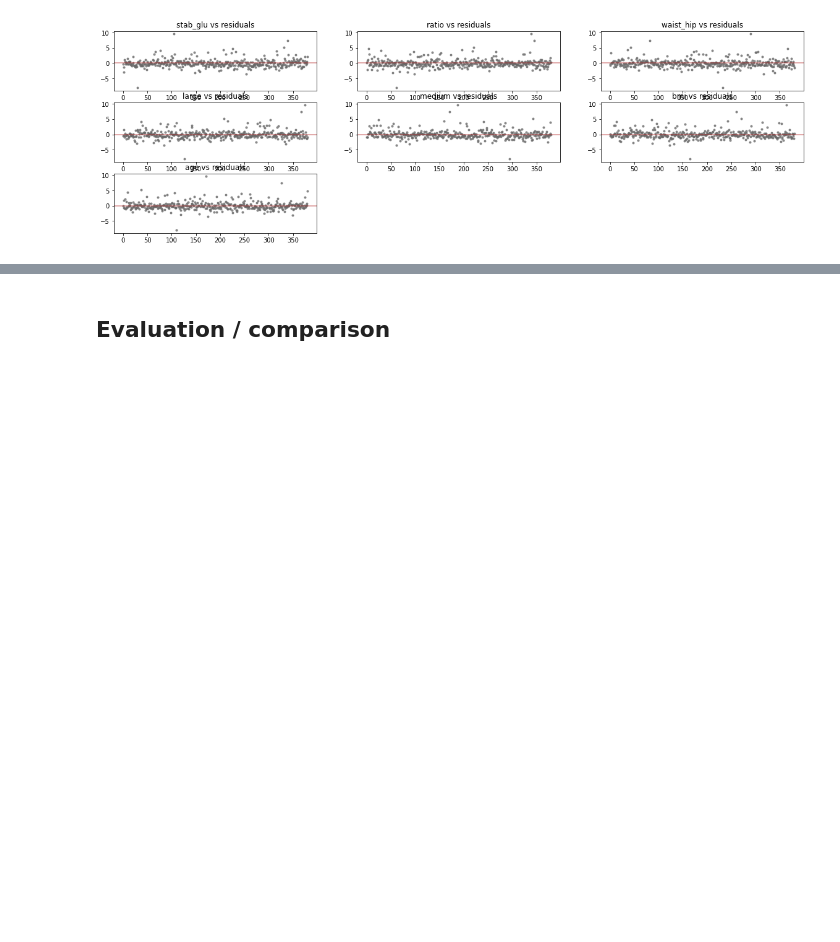
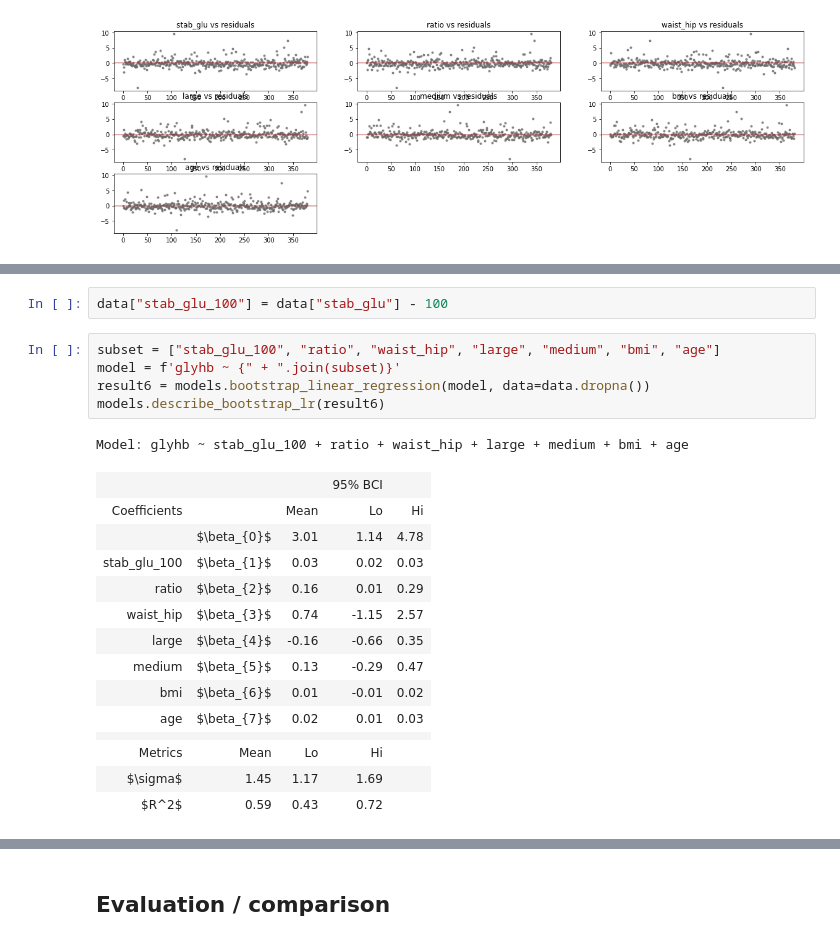
Before and after one commit to gagebenne/diabetes-data-analysis, a Jupyter notebook: model.ipynb, the cells around one changed output, grey strips where cells are left out. Cells and saved outputs as stored; diff of their text form; blank space fills up the shorter version.

```diff
--- a/model.ipynb
+++ b/model.ipynb
@@ -234,0 +297,23 @@ Wow -- these all look phenomenal. The residuals seem to indicate incredibly line
+# %%
+data["stab_glu_100"] = data["stab_glu"] - 100
+# %%
+subset = ["stab_glu_100", "ratio", "waist_hip", "large", "medium", "bmi", "age"]
+model = f'glyhb ~ {" + ".join(subset)}'
+result6 = models.bootstrap_linear_regression(model, data=data.dropna())
+models.describe_bootstrap_lr(result6)
+# %% [output]
+Model: glyhb ~ stab_glu_100 + ratio + waist_hip + large + medium + bmi + age
+|  |  |  | 95% BCI |  |
+| Coefficients |  | Mean | Lo | Hi |
+|  | $\beta_{0}$ | 3.01 | 1.14 | 4.78 |
+| stab_glu_100 | $\beta_{1}$ | 0.03 | 0.02 | 0.03 |
+| ratio | $\beta_{2}$ | 0.16 | 0.01 | 0.29 |
+| waist_hip | $\beta_{3}$ | 0.74 | -1.15 | 2.57 |
+| large | $\beta_{4}$ | -0.16 | -0.66 | 0.35 |
+| medium | $\beta_{5}$ | 0.13 | -0.29 | 0.47 |
+| bmi | $\beta_{6}$ | 0.01 | -0.01 | 0.02 |
+| age | $\beta_{7}$ | 0.02 | 0.01 | 0.03 |
+|  |  |  |  |  |
+| Metrics | Mean | Lo | Hi |  |
+| $\sigma$ | 1.45 | 1.17 | 1.69 |  |
+| $R^2$ | 0.59 | 0.43 | 0.72 |  |
```
Also changed, not shown: parts of 66 cells of this notebook.
